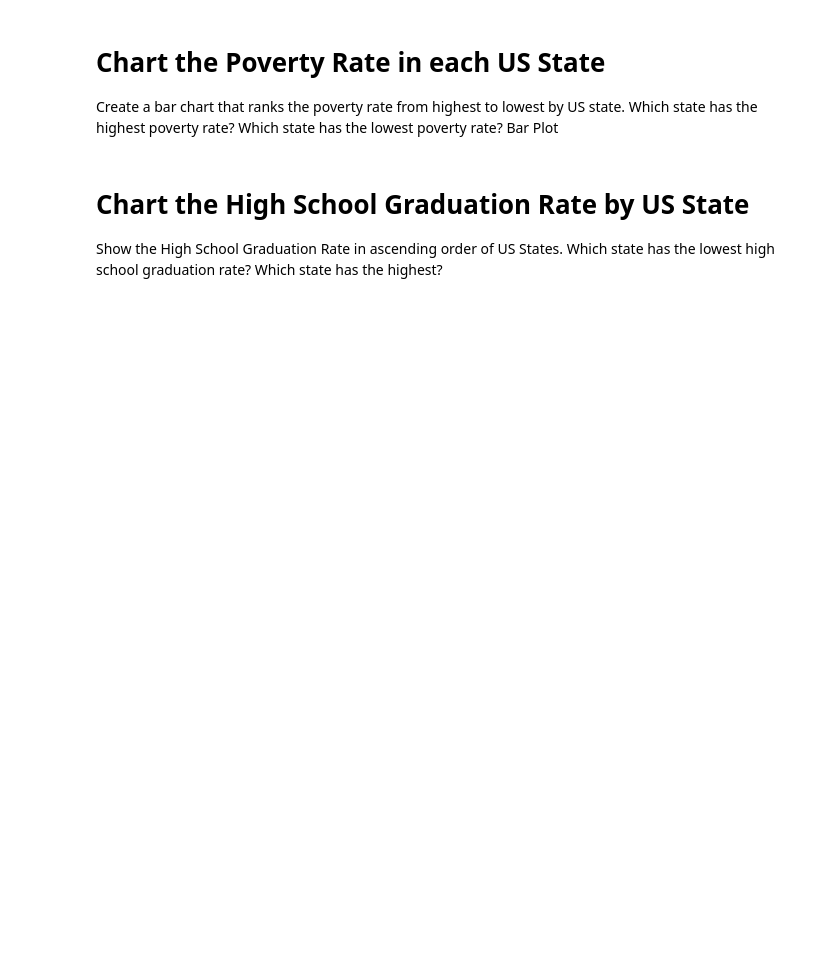
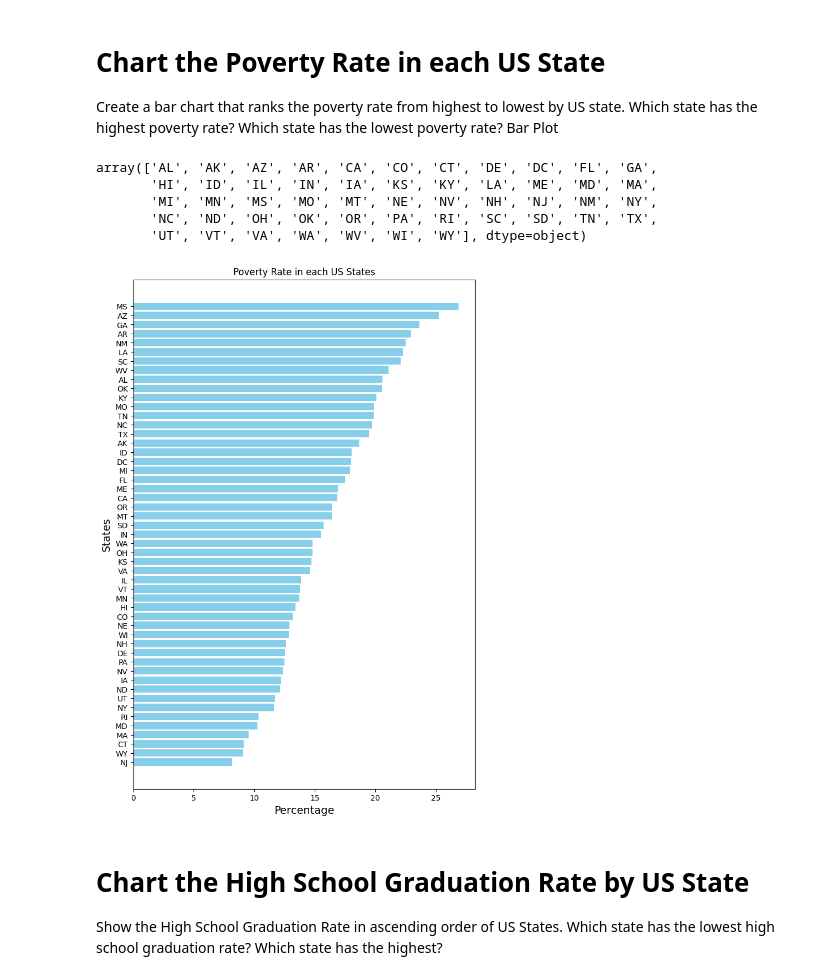
Before and after one commit to Davlatbek0710/Deaths-Data-Analysis, a Jupyter notebook: Fatal_Force.ipynb, the cells around one changed output. Drawn from its saved outputs; the diff is of its cells as text; code cells hidden in the pictures; blank space fills up the shorter version.

```diff
--- a/Fatal_Force.ipynb
+++ b/Fatal_Force.ipynb
@@ -121,6 +144,44 @@ df_fatalities[['age', 'armed', 'race', 'flee']] = df_fatalities[['age', 'armed',
 # Chart the Poverty Rate in each US State
 
 Create a bar chart that ranks the poverty rate from highest to lowest by US state. Which state has the highest poverty rate? Which state has the lowest poverty rate?  Bar Plot
+# %%
+df_states = np.array(df_pct_poverty['Geographic Area'].unique())
+df_states
+# %% [output]
+array(['AL', 'AK', 'AZ', 'AR', 'CA', 'CO', 'CT', 'DE', 'DC', 'FL', 'GA',
+       'HI', 'ID', 'IL', 'IN', 'IA', 'KS', 'KY', 'LA', 'ME', 'MD', 'MA',
+       'MI', 'MN', 'MS', 'MO', 'MT', 'NE', 'NV', 'NH', 'NJ', 'NM', 'NY',
+       'NC', 'ND', 'OH', 'OK', 'OR', 'PA', 'RI', 'SC', 'SD', 'TN', 'TX',
+       'UT', 'VT', 'VA', 'WA', 'WV', 'WI', 'WY'], dtype=object)
+# %%
+import math
+poverty_dict = {}
+for i in df_states:
+    avarage = math.floor(df_pct_poverty[df_pct_poverty['Geographic Area'] == i]['poverty_rate'].mean() * 100) / 100
+    poverty_dict[i] = avarage
+avg_poverty_df = pd.DataFrame.from_dict(poverty_dict, orient="index", columns=["Poverty Rate"])
+avg_poverty_df.reset_index(inplace=True)
+avg_poverty_df.rename(columns={"index": "State"}, inplace=True)
+# %%
+states = np.array(avg_poverty_df['State'])
+poverty_rate = np.array(avg_poverty_df['Poverty Rate'])
+
+# Sorting
+sorted_indeces = np.argsort(poverty_rate)[::-1]
+
+# Sorted states & poverty rates
+sorted_states = [states[i] for i in sorted_indeces][::-1]
+sorted_poverty_rates = [poverty_rate[i] for i in sorted_indeces ][::-1]
+
+plt.figure(figsize=(8,12))
+plt.barh(sorted_states, sorted_poverty_rates, color='skyblue')
+plt.ylabel("States", fontsize=14)
+plt.xlabel("Percentage", fontsize=14)
+plt.title("Poverty Rate in each US States")
+
+plt.show()
+# %% [output]
+[figure, added]
 # %% [markdown]
 # Chart the High School Graduation Rate by US State
 
```
Also changed, not shown: parts of 6 cells of this notebook.
